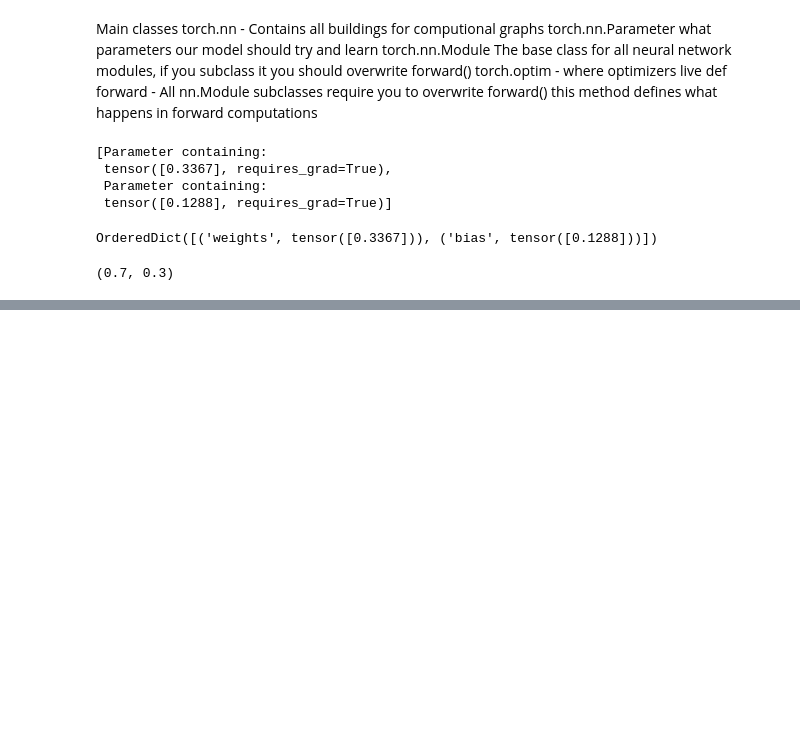
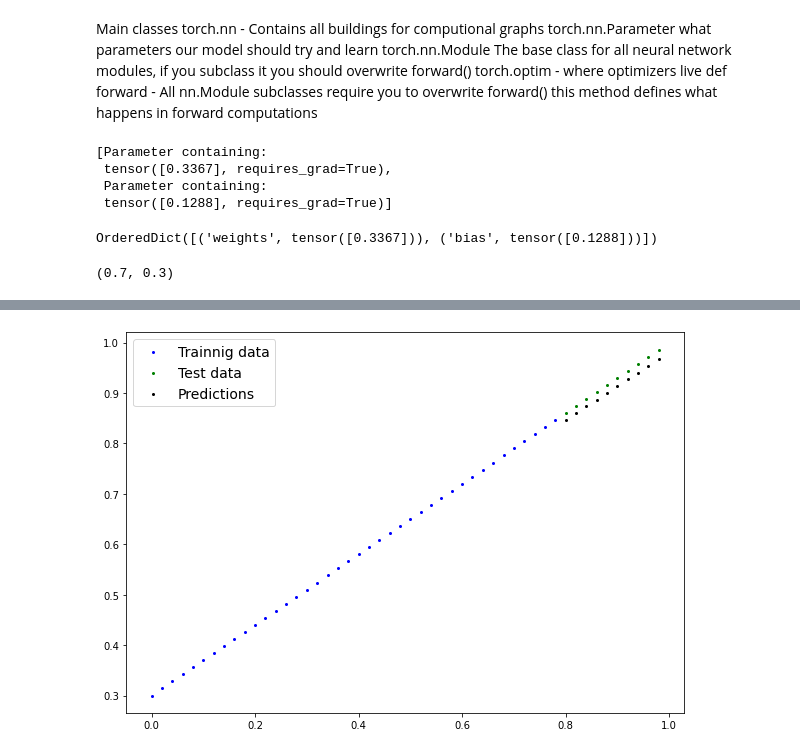
Before and after one commit to superhorip/pytorch-deep-learning, a Jupyter notebook: MY_1.ipynb, the cells around one changed output, grey strips where cells are left out. Drawn from its saved outputs; the diff is of its cells as text; code cells hidden in the pictures; blank space fills up the shorter version.

```diff
--- a/MY_1.ipynb
+++ b/MY_1.ipynb
@@ -123,0 +159,7 @@ weight, bias
+# %%
+#Setup Loss Func
+loss_fn = nn.L1Loss()
+
+#Setup optimizer
+optimizer = torch.optim.SGD(params=model_0.parameters(),
+                           lr=0.01)
@@ -123,0 +174,26 @@ weight, bias
+# %%
+#Epochs - number of loops throught the data
+torch.manual_seed(42)
+epochs = 30
+for epoch in range(epochs):
+    #Set model to trainig mode
+    model_0.train()
+
+    #1 Forward pass
+    y_pred = model_0(X_train)
+
+    #Calculate the loss
+    loss = loss_fn(y_pred, y_train)
+    #print (loss)
+
+    #Optimizer zero grad
+    optimizer.zero_grad()
+
+    #4 Making backprop
+    loss.backward()
+
+    #5 Step optomizer
+    optimizer.step()
+
+    #Turns 0ff gradient tracking and switches model to evaluztion mode
+    #model_0.eval()
@@ -123,0 +218,7 @@ weight, bias
+# %%
+with torch.inference_mode():
+    y_preds = model_0(X_test)
+# %%
+plot_predictions(predictions=y_preds)
+# %% [output]
+[figure, added]
```
Also changed, not shown: parts of 17 cells of this notebook, 1 other file.
